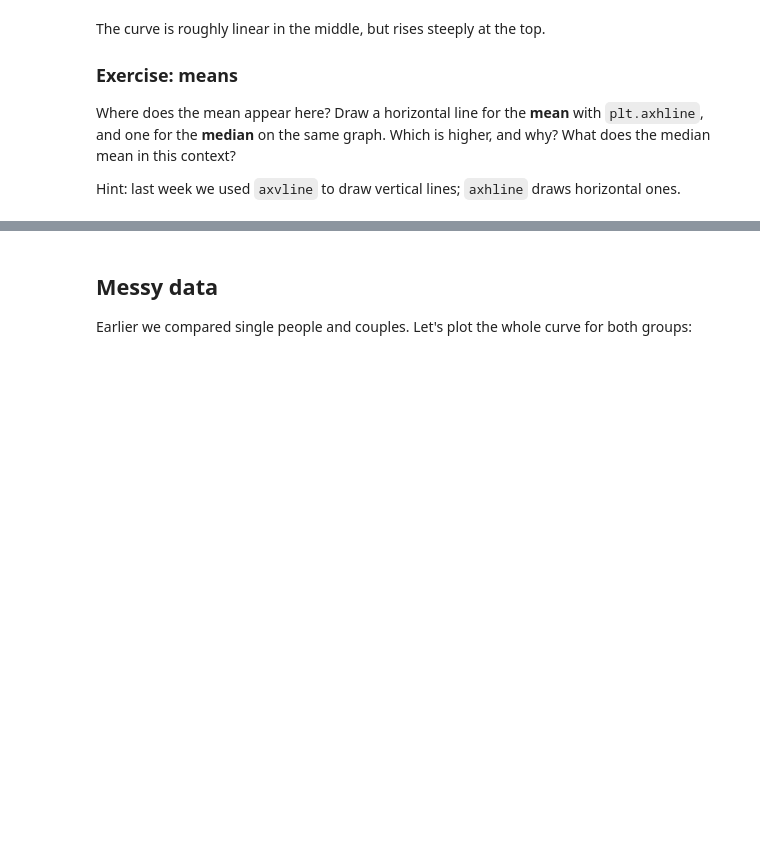
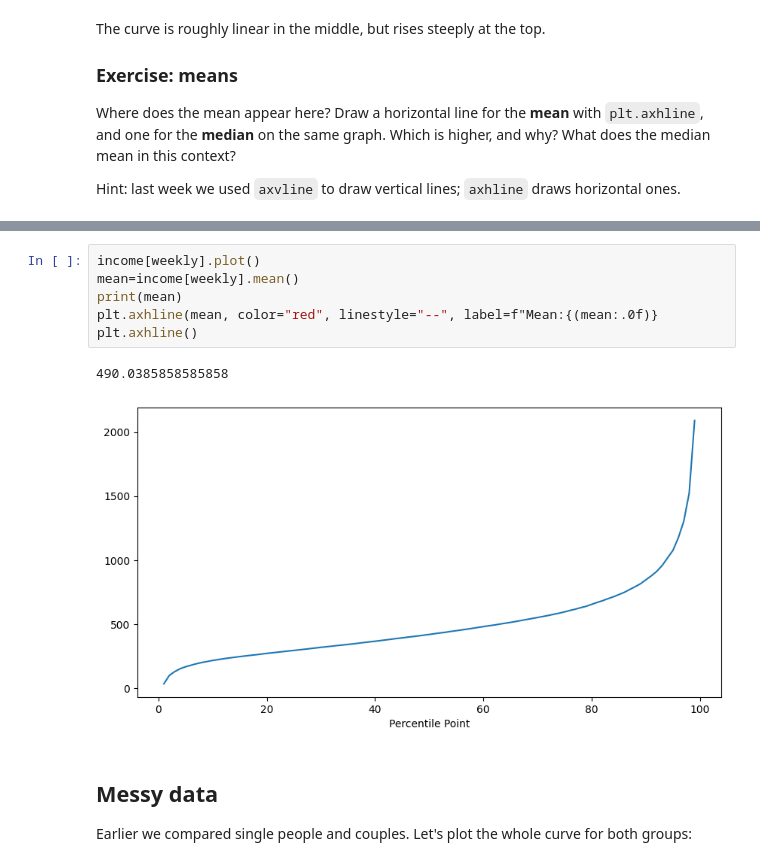
Before and after one commit to laylay1128/qm2, a Jupyter notebook: notebooks/W02. Pandas.ipynb, the cells around one changed output, grey strips where cells are left out. Cells and saved outputs as stored; diff of their text form; blank space fills up the shorter version.

```diff
--- a/notebooks/W02. Pandas.ipynb
+++ b/notebooks/W02. Pandas.ipynb
@@ -151,3 +216,12 @@ Hint: last week we used `axvline` to draw vertical lines; `axhline` draws horizo
+# %%
+income[weekly].plot()
+mean=income[weekly].mean()
+print(mean)
+plt.axhline(mean, color="red", linestyle="--", label=f"Mean:{(mean:.0f)}
+plt.axhline()
+# %% [output]
+490.0385858585858
+[figure, added]
 # %% [markdown]
 ## Messy data
 
```
Also changed, not shown: parts of 7 cells of this notebook.
